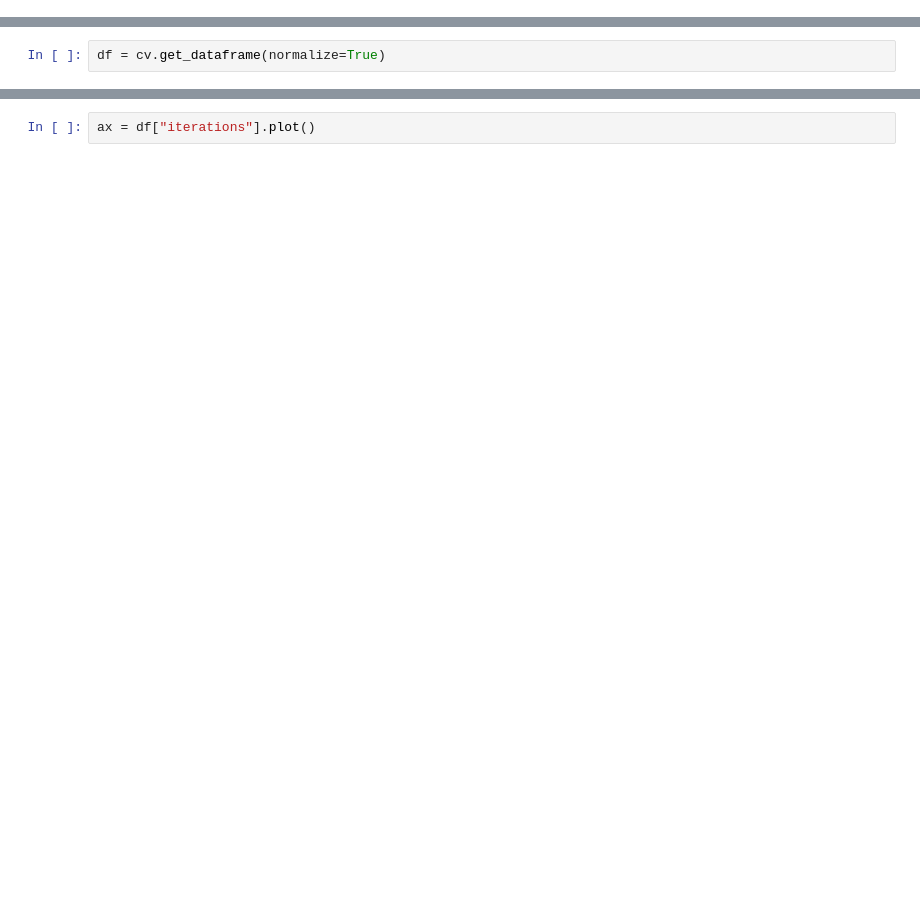
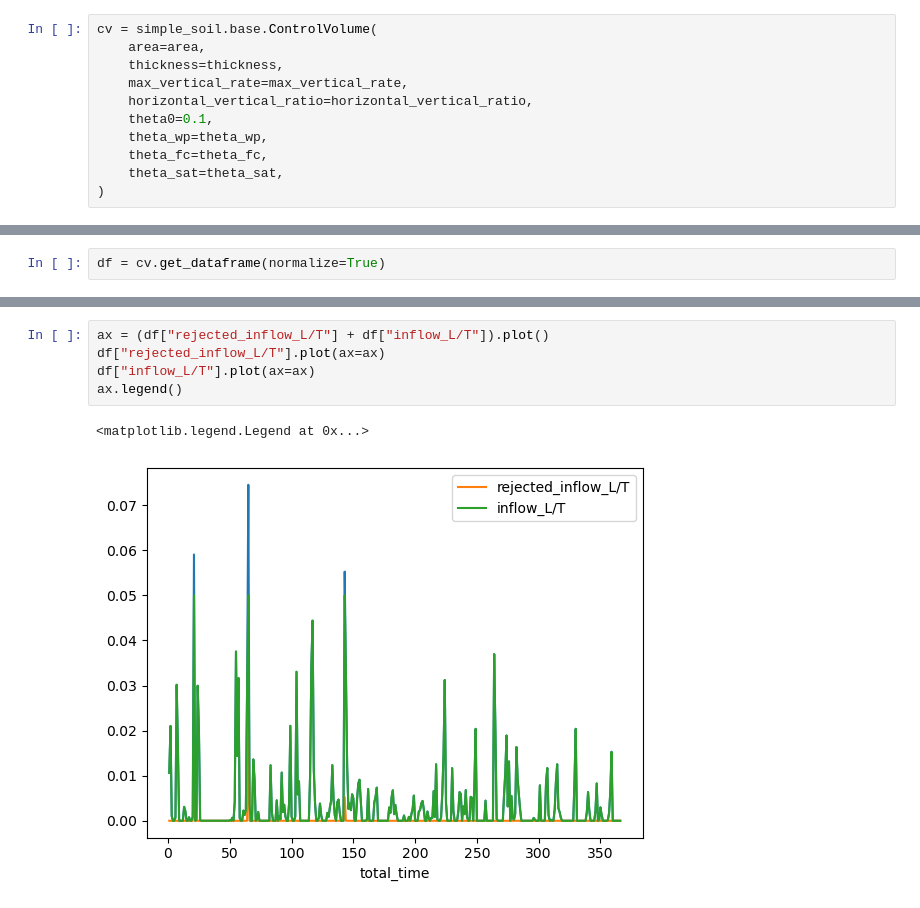
Before and after one commit to jdhughes-usgs/simple_soil, a Jupyter notebook: notebooks/Execute.ipynb, the cells around one changed output, grey strips where cells are left out. Drawn from its saved outputs; the diff is of its cells as text; blank space fills up the shorter version.

```diff
--- a/notebooks/Execute.ipynb
+++ b/notebooks/Execute.ipynb
@@ -27,2 +67,13 @@ cv = simple_soil.base.ControlVolume(
+# %%
+cv = simple_soil.base.ControlVolume(
+    area=area,
+    thickness=thickness,
+    max_vertical_rate=max_vertical_rate,
+    horizontal_vertical_ratio=horizontal_vertical_ratio,
+    theta0=0.1,
+    theta_wp=theta_wp,
+    theta_fc=theta_fc,
+    theta_sat=theta_sat,
+)
 # %%
 cv
@@ -38,5 +120,11 @@ df
-# %%
-ax = df["iterations"].plot()
+# %%
+ax = (df["rejected_inflow_L/T"] + df["inflow_L/T"]).plot()
+df["rejected_inflow_L/T"].plot(ax=ax)
+df["inflow_L/T"].plot(ax=ax)
+ax.legend()
+# %% [output]
+<matplotlib.legend.Legend at 0x...>
+[figure, added]
 # %%
 ax = df["theta"].plot()
 ax.axhline(cv.theta_fc, lw=0.5, color="0.5")
```
Also changed, not shown: parts of 27 cells of this notebook, 7 other files.
